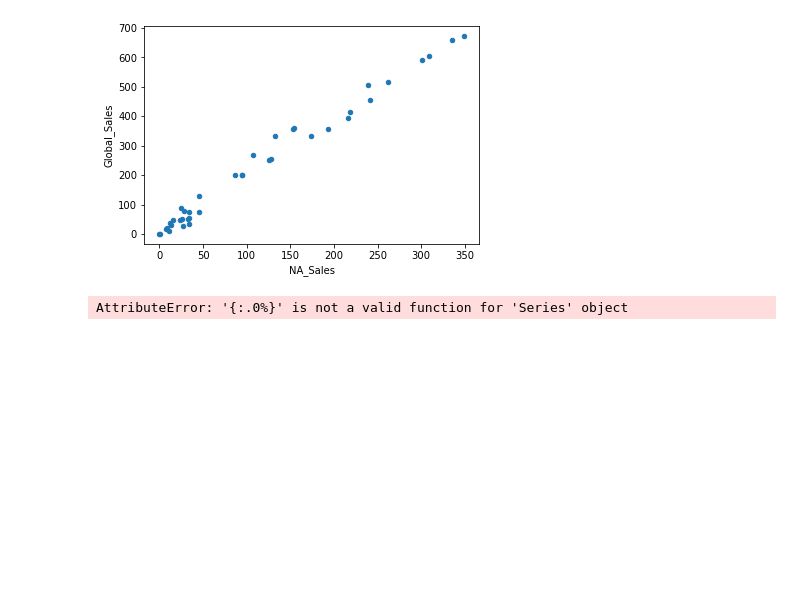
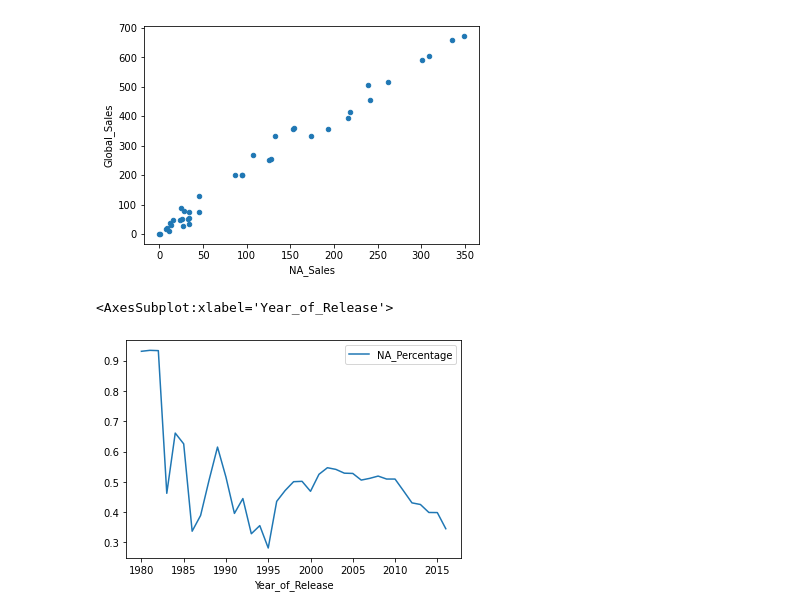
Before and after one commit to MrMrRPG/project_1, a Jupyter notebook: Shan-Folder/project-1.ipynb, the cells around one changed output. Saved outputs shown, nothing was run; the diff lists cells and outputs as text; code cells hidden in the pictures; blank space fills up the shorter version.

```diff
--- a/Shan-Folder/project-1.ipynb
+++ b/Shan-Folder/project-1.ipynb
@@ -224,7 +219,9 @@ Grouped1.plot(kind='scatter',x='NA_Sales',y='Global_Sales')
 <AxesSubplot:xlabel='NA_Sales', ylabel='Global_Sales'>
 [figure]
 # %%
-Grouped1['NA_Percentage']=Grouped1['NA_Sales']/Grouped1["Global_Sales"].apply(format("{:.0%}"))
-Grouped1
+Grouped1['NA_Percentage']=(Grouped1['NA_Sales']/Grouped1["Global_Sales"])
+Grouped1=Grouped1.loc[Grouped1['Year_of_Release']<2017]
+Grouped1.plot(kind='line',x='Year_of_Release',y="NA_Percentage")
 # %% [output]
-AttributeError: '{:.0%}' is not a valid function for 'Series' object
+<AxesSubplot:xlabel='Year_of_Release'>
+[figure, added]
```
Also changed, not shown: parts of 7 cells of this notebook.
